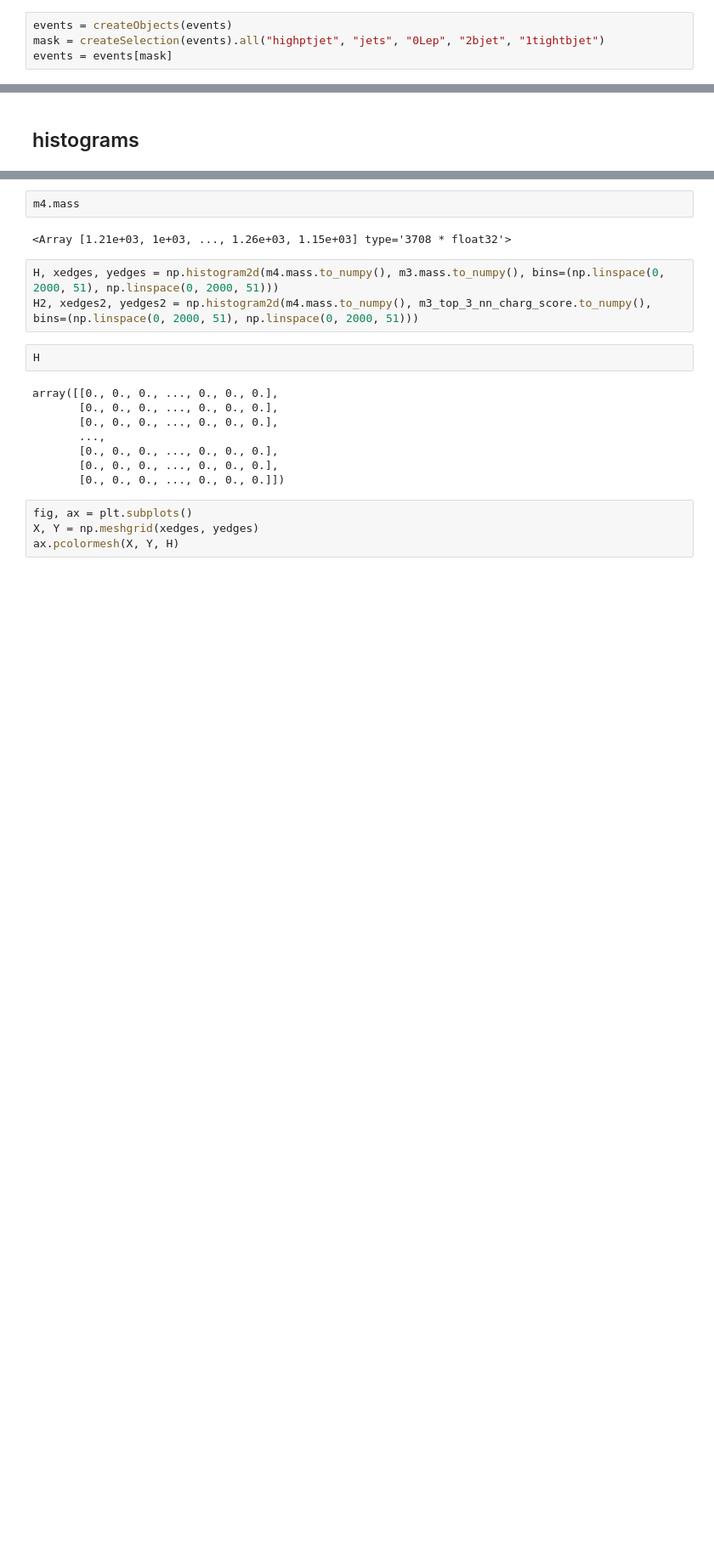
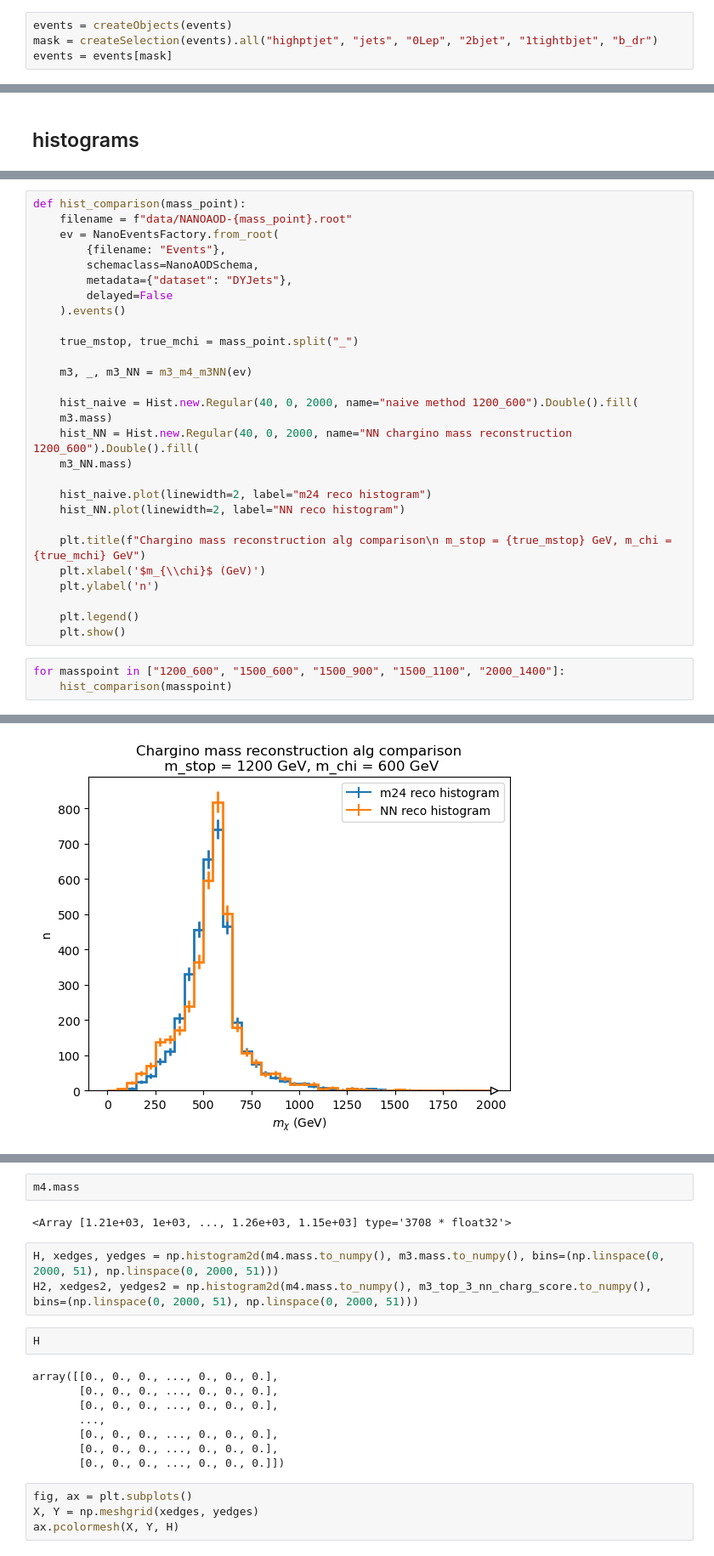
Before and after one commit to UMN-CMS/SingleStopCoffea, a Jupyter notebook: nn_jet_matching2.ipynb, the cells around one changed output, grey strips where cells are left out. Shown at 85% size. Cells and saved outputs as stored; diff of their text form; blank space fills up the shorter version.

```diff
--- a/analyzer/modules/nn_jet_matching2.ipynb
+++ b/nn_jet_matching2.ipynb
@@ -144,7 +144,7 @@ Applies the following selection:
     return selection
 # %%
 events = createObjects(events)
-mask = createSelection(events).all("highptjet", "jets", "0Lep", "2bjet", "1tightbjet")
+mask = createSelection(events).all("highptjet", "jets", "0Lep", "2bjet", "1tightbjet", "b_dr")
 events = events[mask]
 # %% [markdown]
 ## get weights
@@ -267,0 +280,32 @@ histogram.plot(linewidth=2)
+# %%
+def hist_comparison(mass_point):
+    filename = f"data/NANOAOD-{mass_point}.root"
+    ev = NanoEventsFactory.from_root(
+        {filename: "Events"},
+        schemaclass=NanoAODSchema,
+        metadata={"dataset": "DYJets"},
+        delayed=False
+    ).events()
+
+    true_mstop, true_mchi = mass_point.split("_")
+
+    m3, _, m3_NN = m3_m4_m3NN(ev)
+
+    hist_naive = Hist.new.Regular(40, 0, 2000, name="naive method 1200_600").Double().fill(
+    m3.mass)
+    hist_NN = Hist.new.Regular(40, 0, 2000, name="NN chargino mass reconstruction 1200_600").Double().fill(
+    m3_NN.mass)
+
+    hist_naive.plot(linewidth=2, label="m24 reco histogram")
+    hist_NN.plot(linewidth=2, label="NN reco histogram")
+
+    plt.title(f"Chargino mass reconstruction alg comparison\n m_stop = {true_mstop} GeV, m_chi = {true_mchi} GeV")
+    plt.xlabel('$m_{\\chi}$ (GeV)')
+    plt.ylabel('n')
+
+    plt.legend()
+    plt.show()
+# %%
+for masspoint in ["1200_600", "1500_600", "1500_900", "1500_1100", "2000_1400"]:
+    hist_comparison(masspoint)
+# %% [output]
@@ -267,0 +314 @@ histogram.plot(linewidth=2)
+[figure, added]
```
Also changed, not shown: parts of 9 cells of this notebook, 3 other files.
